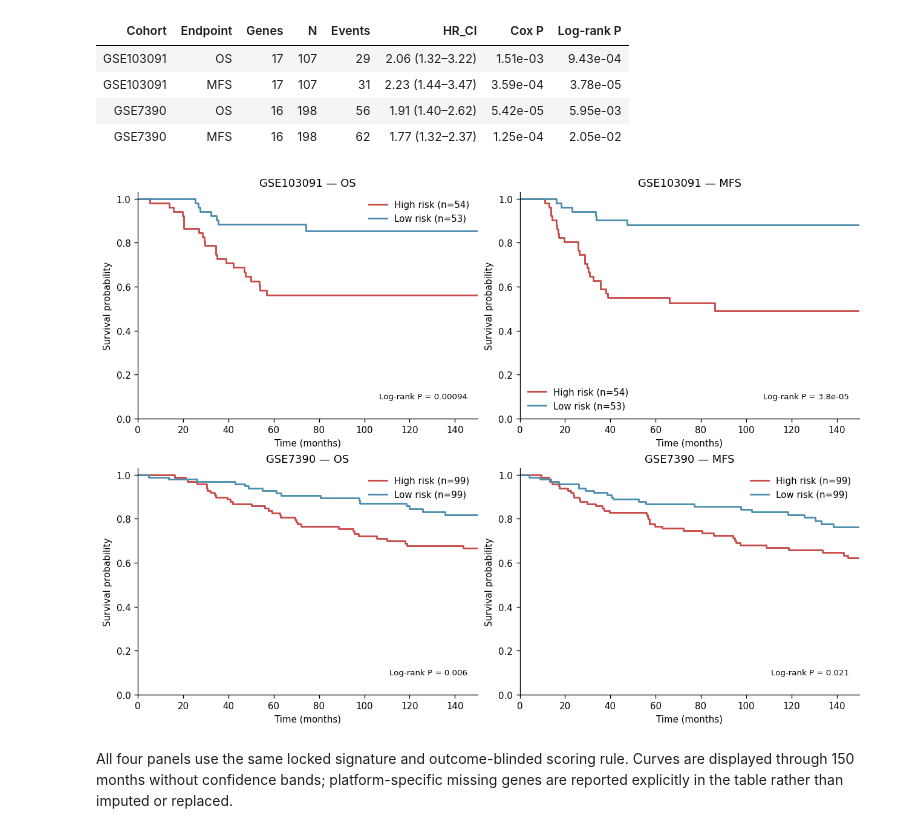
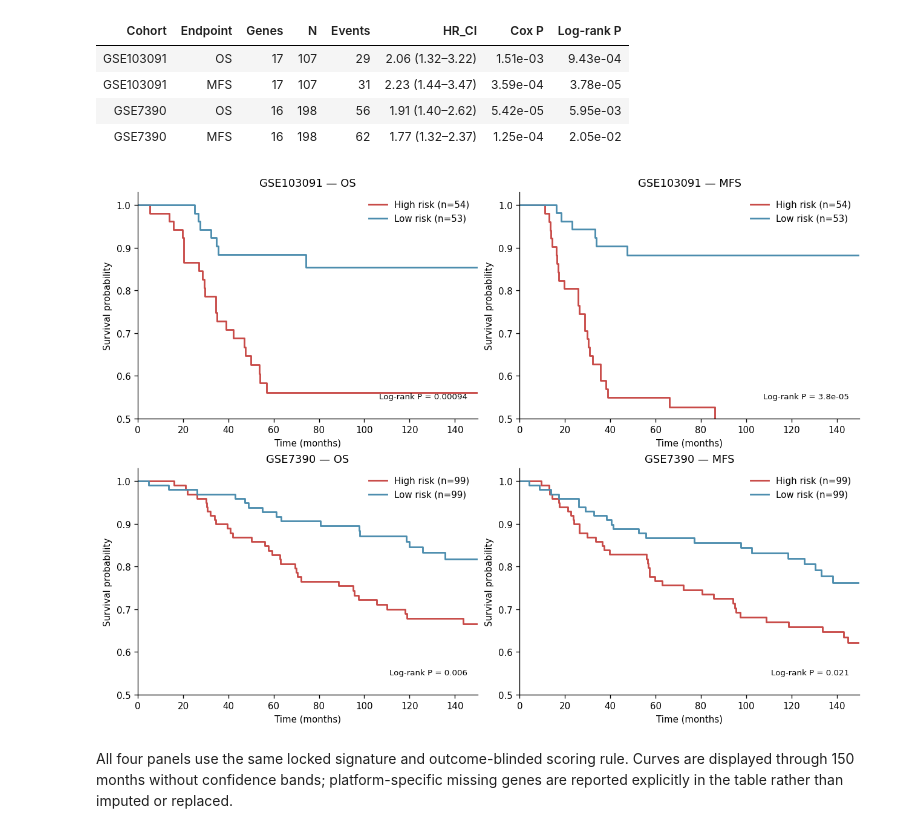
Before and after one commit to shuailinxue/PhenoMap, a Jupyter notebook: docs/source/tutorials/04_clinical_phenotype_analysis/index.ipynb, the cells around one changed output. Saved outputs shown, nothing was run; the diff lists cells and outputs as text; code cells hidden in the pictures.

```diff
--- a/docs/source/tutorials/04_clinical_phenotype_analysis/index.ipynb
+++ b/docs/source/tutorials/04_clinical_phenotype_analysis/index.ipynb
@@ -526,33 +526,33 @@ display(
 # %%
 from lifelines import KaplanMeierFitter
 
 plot_order = [
     ("GSE103091", "OS"),
     ("GSE103091", "MFS"),
     ("GSE7390", "OS"),
     ("GSE7390", "MFS"),
 ]
 fig, axes = plt.subplots(2, 2, figsize=(10.5, 7.6), constrained_layout=True)
 for ax, key in zip(axes.flat, plot_order):
     analysis, event_col = validation_data[key]
     for group, color in [("High", COLORS["high"]), ("Low", COLORS["down"])]:
         subset = analysis[analysis["group"].eq(group)]
         KaplanMeierFitter(label=f"{group} risk (n={len(subset)})").fit(
             subset["time_months"], subset[event_col]
         ).plot_survival_function(ax=ax, ci_show=False, color=color, lw=1.7)
     result = validation.set_index(["cohort", "endpoint"]).loc[key]
     ax.text(
         0.97, 0.08, f"Log-rank P = {result['logrank_p']:.2g}",
         transform=ax.transAxes, ha="right", va="bottom", fontsize=8,
     )
     ax.set_title(f"{key[0]} — {key[1]}")
     ax.set_xlabel("Time (months)")
     ax.set_ylabel("Survival probability")
     ax.set_xlim(0, 150)
-    ax.set_ylim(0, 1.03)
+    ax.set_ylim(0.5, 1.03)
 plt.show()
 # %% [output]
-[figure, old version]
+[figure, new version]
 # %% [markdown]
 All four panels use the same locked signature and outcome-blinded scoring rule. Curves are displayed through 150 months without confidence bands; platform-specific missing genes are reported explicitly in the table rather than imputed or replaced.
 # %%
```
